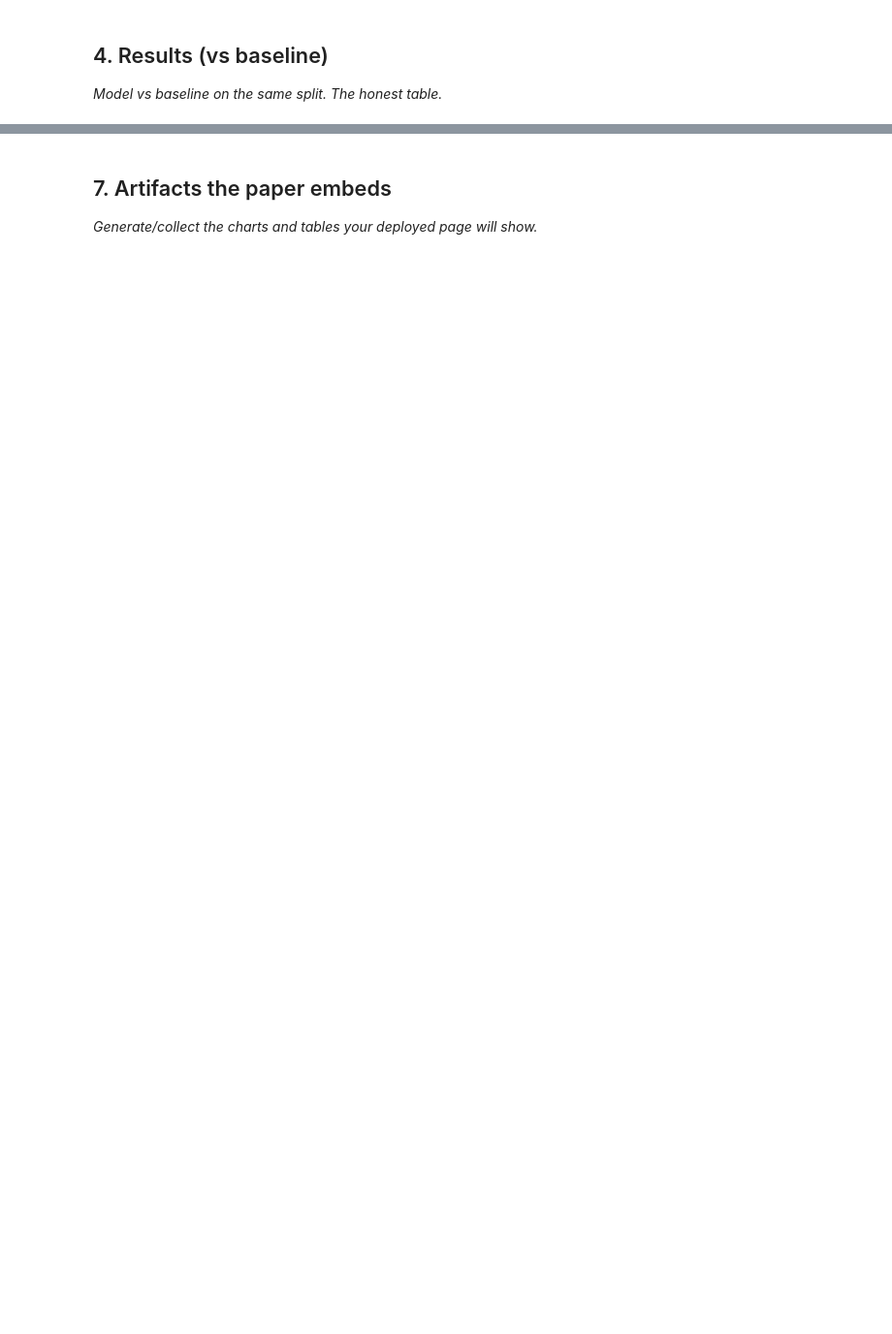
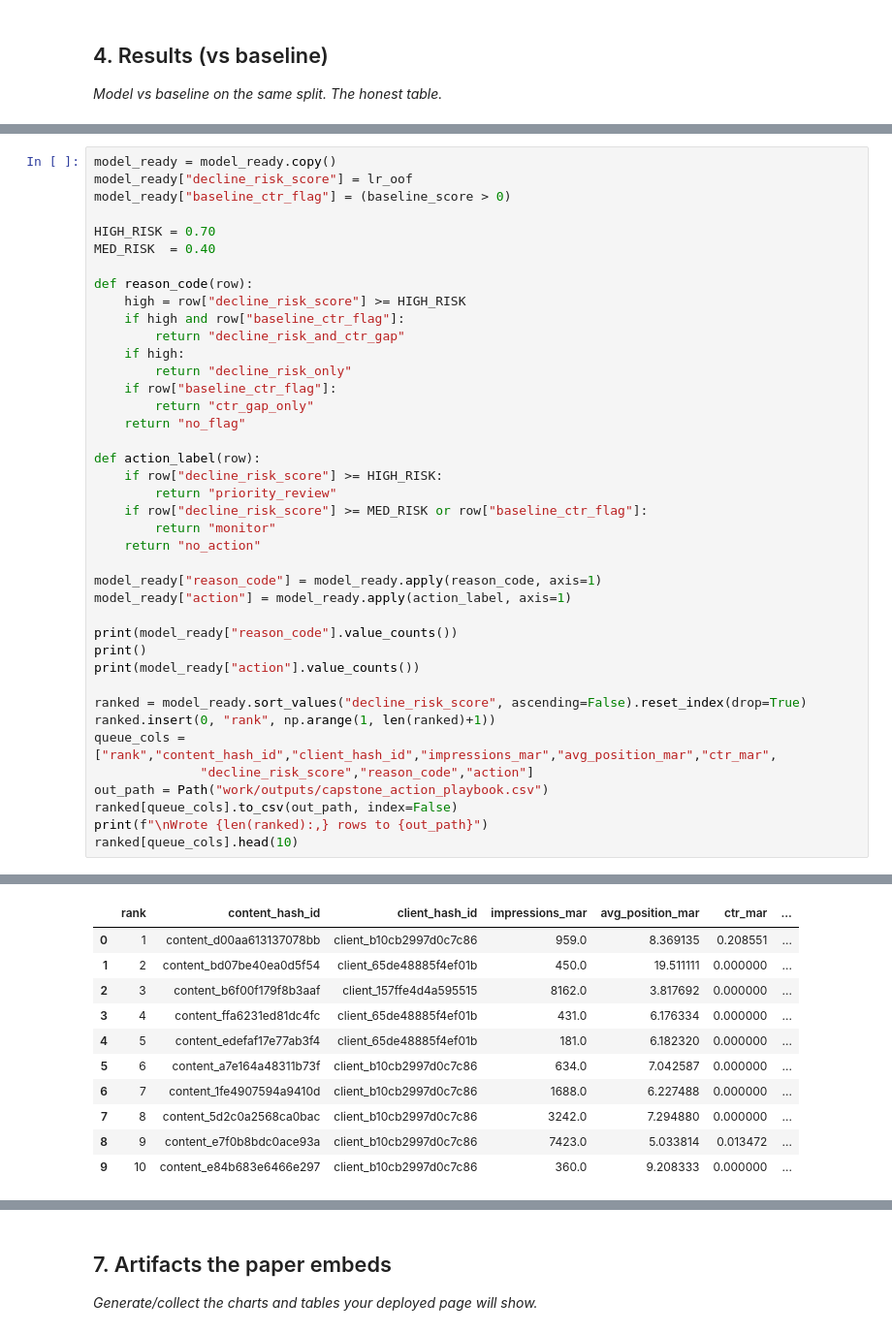
Before and after one commit to tajmomin/flyrank, a Jupyter notebook: work/notebooks/capstone.ipynb, the cells around one changed output, grey strips where cells are left out. Shown at 97% size. Cells and saved outputs as stored; diff of their text form; blank space fills up the shorter version.

```diff
--- a/work/notebooks/capstone.ipynb
+++ b/work/notebooks/capstone.ipynb
@@ -32,0 +347,41 @@ This skeleton is yours to fill. Work the sections **in order** — each one has
+# %%
+model_ready = model_ready.copy()
+model_ready["decline_risk_score"] = lr_oof
+model_ready["baseline_ctr_flag"] = (baseline_score > 0)
+
+HIGH_RISK = 0.70
+MED_RISK  = 0.40
+
+def reason_code(row):
+    high = row["decline_risk_score"] >= HIGH_RISK
+    if high and row["baseline_ctr_flag"]:
+        return "decline_risk_and_ctr_gap"
+    if high:
+        return "decline_risk_only"
+    if row["baseline_ctr_flag"]:
+        return "ctr_gap_only"
+    return "no_flag"
+
+def action_label(row):
+    if row["decline_risk_score"] >= HIGH_RISK:
+        return "priority_review"
+    if row["decline_risk_score"] >= MED_RISK or row["baseline_ctr_flag"]:
+        return "monitor"
+    return "no_action"
+
+model_ready["reason_code"] = model_ready.apply(reason_code, axis=1)
+model_ready["action"] = model_ready.apply(action_label, axis=1)
+
+print(model_ready["reason_code"].value_counts())
+print()
+print(model_ready["action"].value_counts())
+
+ranked = model_ready.sort_values("decline_risk_score", ascending=False).reset_index(drop=True)
+ranked.insert(0, "rank", np.arange(1, len(ranked)+1))
+queue_cols = ["rank","content_hash_id","client_hash_id","impressions_mar","avg_position_mar","ctr_mar",
+              "decline_risk_score","reason_code","action"]
+out_path = Path("work/outputs/capstone_action_playbook.csv")
+ranked[queue_cols].to_csv(out_path, index=False)
+print(f"\nWrote {len(ranked):,} rows to {out_path}")
+ranked[queue_cols].head(10)
+# %% [output]
@@ -32,0 +402,11 @@ This skeleton is yours to fill. Work the sections **in order** — each one has
+|  | rank | content_hash_id | client_hash_id | impressions_mar | avg_position_mar | ctr_mar | ... |
+| 0 | 1 | content_d00aa613137078bb | client_b10cb2997d0c7c86 | 959.0 | 8.369135 | 0.208551 | ... |
+| 1 | 2 | content_bd07be40ea0d5f54 | client_65de48885f4ef01b | 450.0 | 19.511111 | 0.000000 | ... |
+| 2 | 3 | content_b6f00f179f8b3aaf | client_157ffe4d4a595515 | 8162.0 | 3.817692 | 0.000000 | ... |
+| 3 | 4 | content_ffa6231ed81dc4fc | client_65de48885f4ef01b | 431.0 | 6.176334 | 0.000000 | ... |
+| 4 | 5 | content_edefaf17e77ab3f4 | client_65de48885f4ef01b | 181.0 | 6.182320 | 0.000000 | ... |
+| 5 | 6 | content_a7e164a48311b73f | client_b10cb2997d0c7c86 | 634.0 | 7.042587 | 0.000000 | ... |
+| 6 | 7 | content_1fe4907594a9410d | client_b10cb2997d0c7c86 | 1688.0 | 6.227488 | 0.000000 | ... |
+| 7 | 8 | content_5d2c0a2568ca0bac | client_b10cb2997d0c7c86 | 3242.0 | 7.294880 | 0.000000 | ... |
+| 8 | 9 | content_e7f0b8bdc0ace93a | client_b10cb2997d0c7c86 | 7423.0 | 5.033814 | 0.013472 | ... |
+| 9 | 10 | content_e84b683e6466e297 | client_b10cb2997d0c7c86 | 360.0 | 9.208333 | 0.000000 | ... |
```
Also changed, not shown: parts of 21 cells of this notebook.
